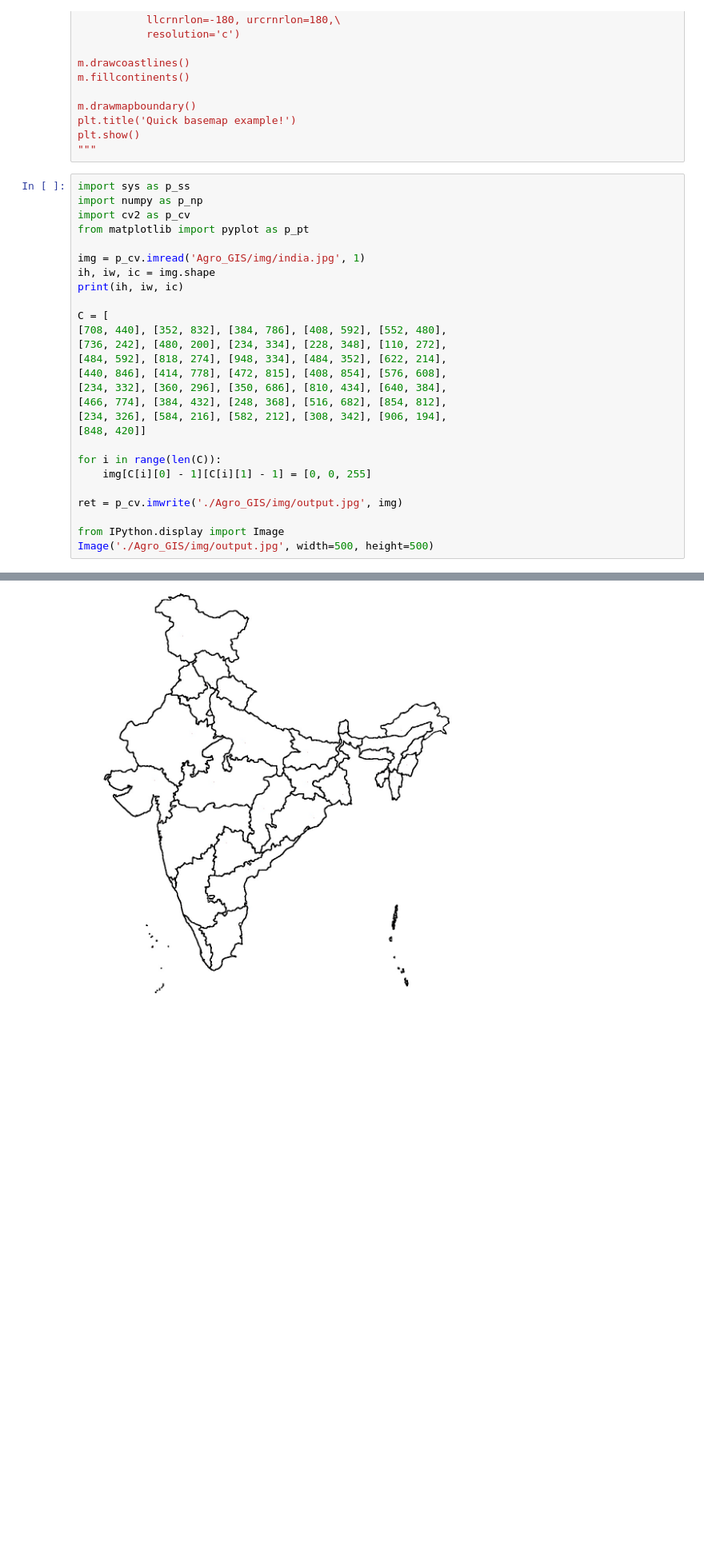
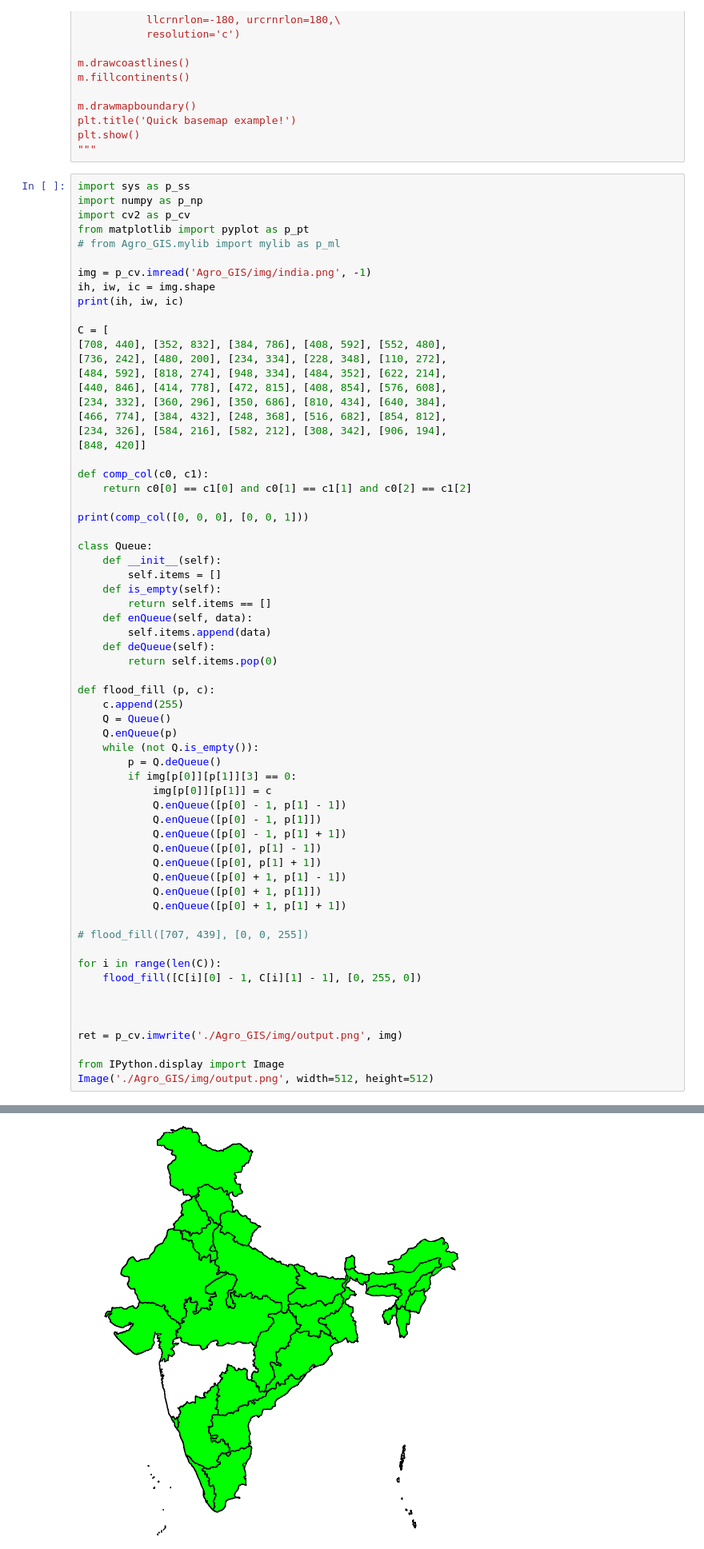
Before and after one commit to TheScienceUniverse/Agro_GIS, a Jupyter notebook: Agro_GIS.ipynb, the cells around one changed output, grey strips where cells are left out. Shown at 80% size. Drawn from its saved outputs; the diff is of its cells as text; blank space fills up the shorter version.

```diff
--- a/Agro_GIS.ipynb
+++ b/Agro_GIS.ipynb
@@ -71,8 +73,9 @@ import sys as p_ss
 import numpy as p_np
 import cv2 as p_cv
 from matplotlib import pyplot as p_pt
+# from Agro_GIS.mylib import mylib as p_ml
 
-img = p_cv.imread('Agro_GIS/img/india.jpg', 1)
+img = p_cv.imread('Agro_GIS/img/india.png', -1)
 ih, iw, ic = img.shape
 print(ih, iw, ic)
 
@@ -86,11 +89,47 @@ C = [
 [234, 326], [584, 216], [582, 212], [308, 342], [906, 194],
 [848, 420]]
 
+def comp_col(c0, c1):
+	return c0[0] == c1[0] and c0[1] == c1[1] and c0[2] == c1[2]
+
+print(comp_col([0, 0, 0], [0, 0, 1]))
+
+class Queue:
+	def __init__(self):
+		self.items = []
+	def is_empty(self):
+		return self.items == []
+	def enQueue(self, data):
+		self.items.append(data)
+	def deQueue(self):
+		return self.items.pop(0)
+
+def flood_fill (p, c):
+	c.append(255)
+	Q = Queue()
+	Q.enQueue(p)
+	while (not Q.is_empty()):
+		p = Q.deQueue()
+		if img[p[0]][p[1]][3] == 0:
+			img[p[0]][p[1]] = c
+			Q.enQueue([p[0] - 1, p[1] - 1])
+			Q.enQueue([p[0] - 1, p[1]])
+			Q.enQueue([p[0] - 1, p[1] + 1])
+			Q.enQueue([p[0], p[1] - 1])
+			Q.enQueue([p[0], p[1] + 1])
+			Q.enQueue([p[0] + 1, p[1] - 1])
+			Q.enQueue([p[0] + 1, p[1]])
+			Q.enQueue([p[0] + 1, p[1] + 1])
+
+# flood_fill([707, 439], [0, 0, 255])
+
 for i in range(len(C)):
-	img[C[i][0] - 1][C[i][1] - 1] = [0, 0, 255]
+	flood_fill([C[i][0] - 1, C[i][1] - 1], [0, 255, 0])
 
-ret = p_cv.imwrite('./Agro_GIS/img/output.jpg', img)
+
+
+ret = p_cv.imwrite('./Agro_GIS/img/output.png', img)
 
 from IPython.display import Image
-Image('./Agro_GIS/img/output.jpg', width=500, height=500)
+Image('./Agro_GIS/img/output.png', width=512, height=512)
 # %% [output]
@@ -98 +138 @@ Image('./Agro_GIS/img/output.jpg', width=500, height=500)
-[figure, old version]
+[figure, new version]
```
Also changed, not shown: parts of 2 cells of this notebook.
